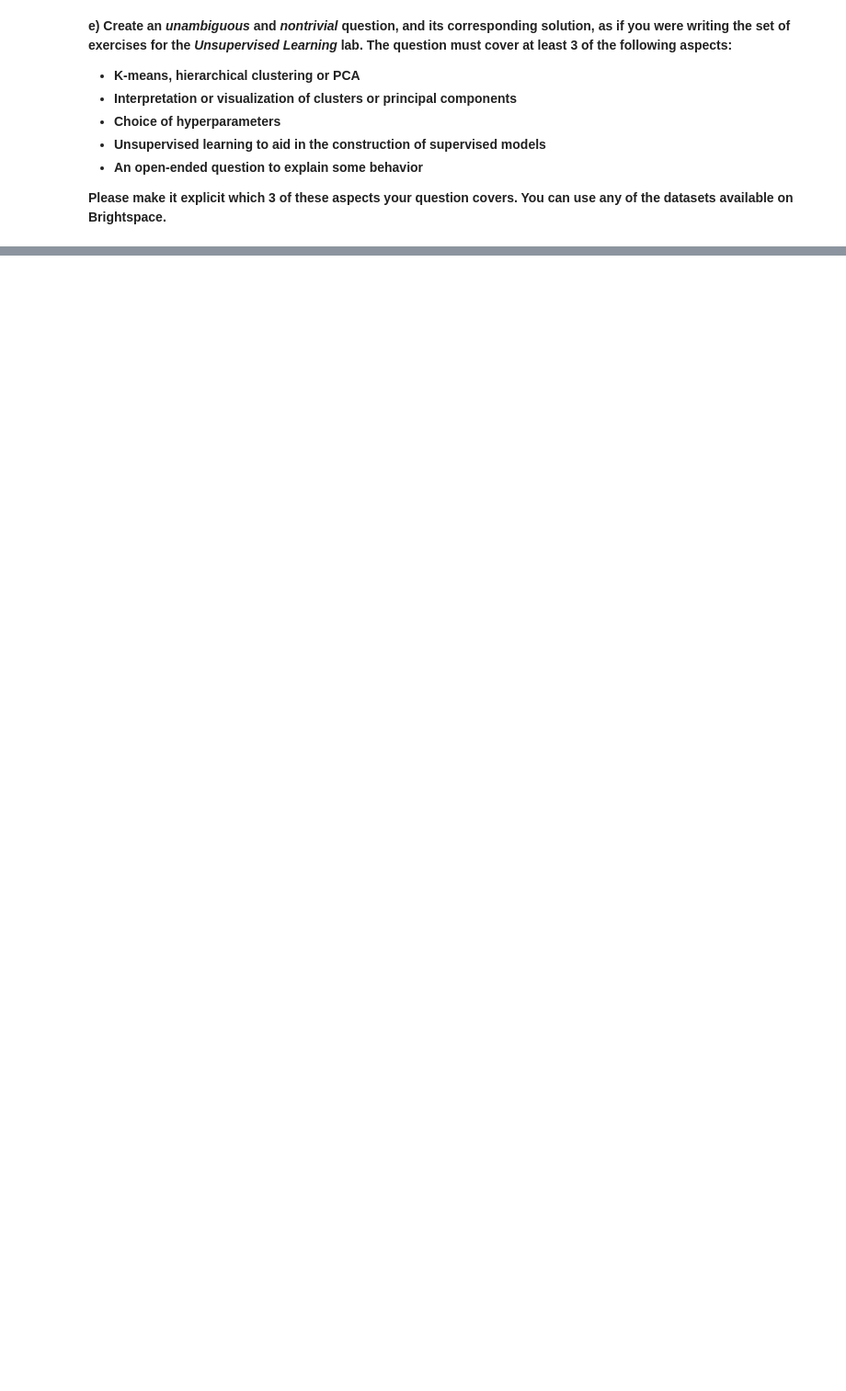
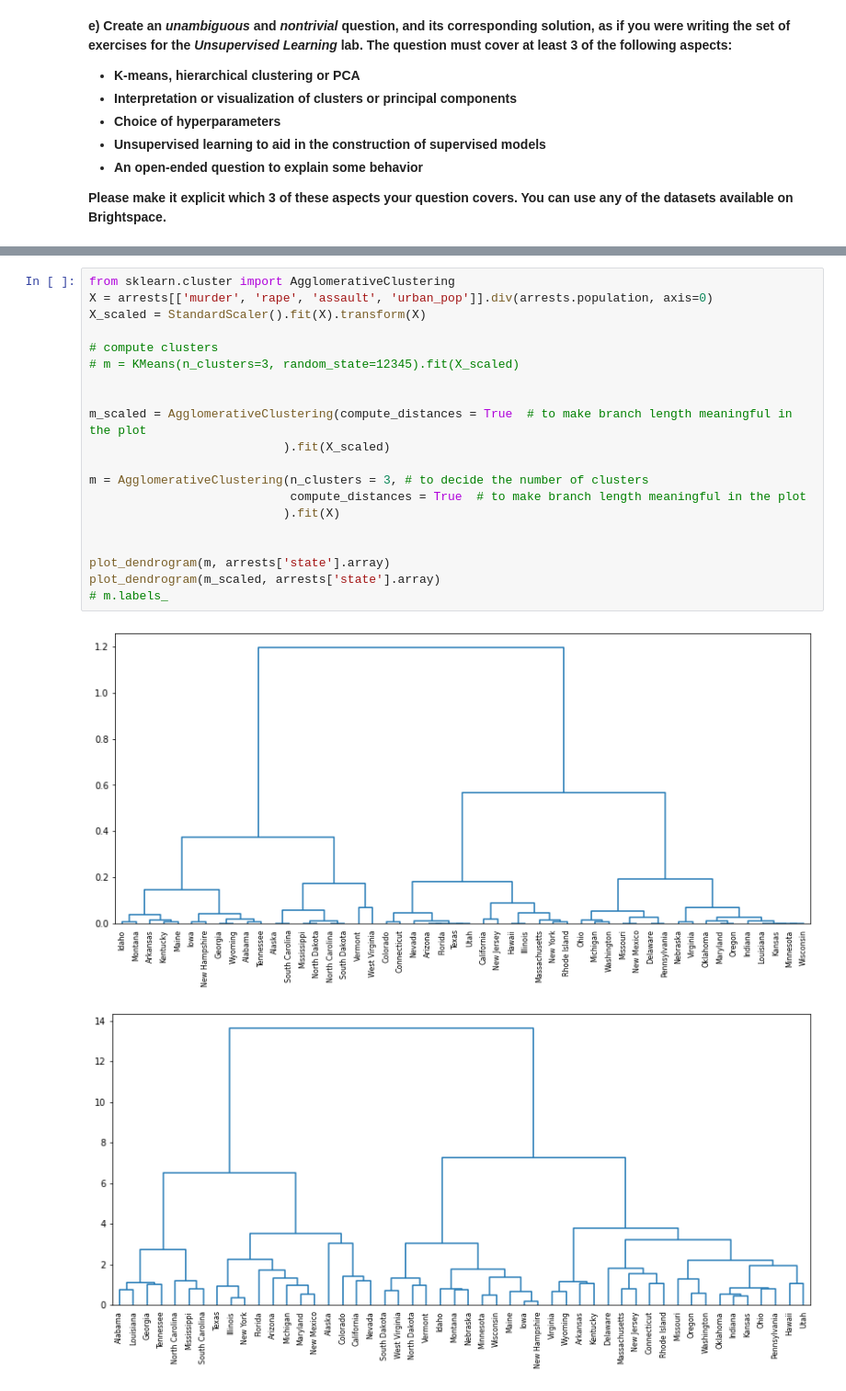
Before and after one commit to Gogonemnem/tu-delft-assignments, a Jupyter notebook: assignment7/unsupervised.exercises_b.ipynb, the cells around one changed output, grey strips where cells are left out. Shown at 92% size. Cells and saved outputs as stored; diff of their text form; blank space fills up the shorter version.

```diff
--- a/assignment7/unsupervised.exercises_b.ipynb
+++ b/assignment7/unsupervised.exercises_b.ipynb
@@ -412,0 +385,23 @@ F-score:  0.6122480415456386
+# %%
+from sklearn.cluster import AgglomerativeClustering
+X = arrests[['murder', 'rape', 'assault', 'urban_pop']].div(arrests.population, axis=0)
+X_scaled = StandardScaler().fit(X).transform(X)
+
+# compute clusters
+# m = KMeans(n_clusters=3, random_state=12345).fit(X_scaled)
+
+
+m_scaled = AgglomerativeClustering(compute_distances = True  # to make branch length meaningful in the plot
+                           ).fit(X_scaled)
+
+m = AgglomerativeClustering(n_clusters = 3, # to decide the number of clusters
+                            compute_distances = True  # to make branch length meaningful in the plot
+                           ).fit(X)
+
+
+plot_dendrogram(m, arrests['state'].array)
+plot_dendrogram(m_scaled, arrests['state'].array)
+# m.labels_
+# %% [output]
+[figure, added]
+[figure, added]
```
Also changed, not shown: parts of 10 cells of this notebook.
